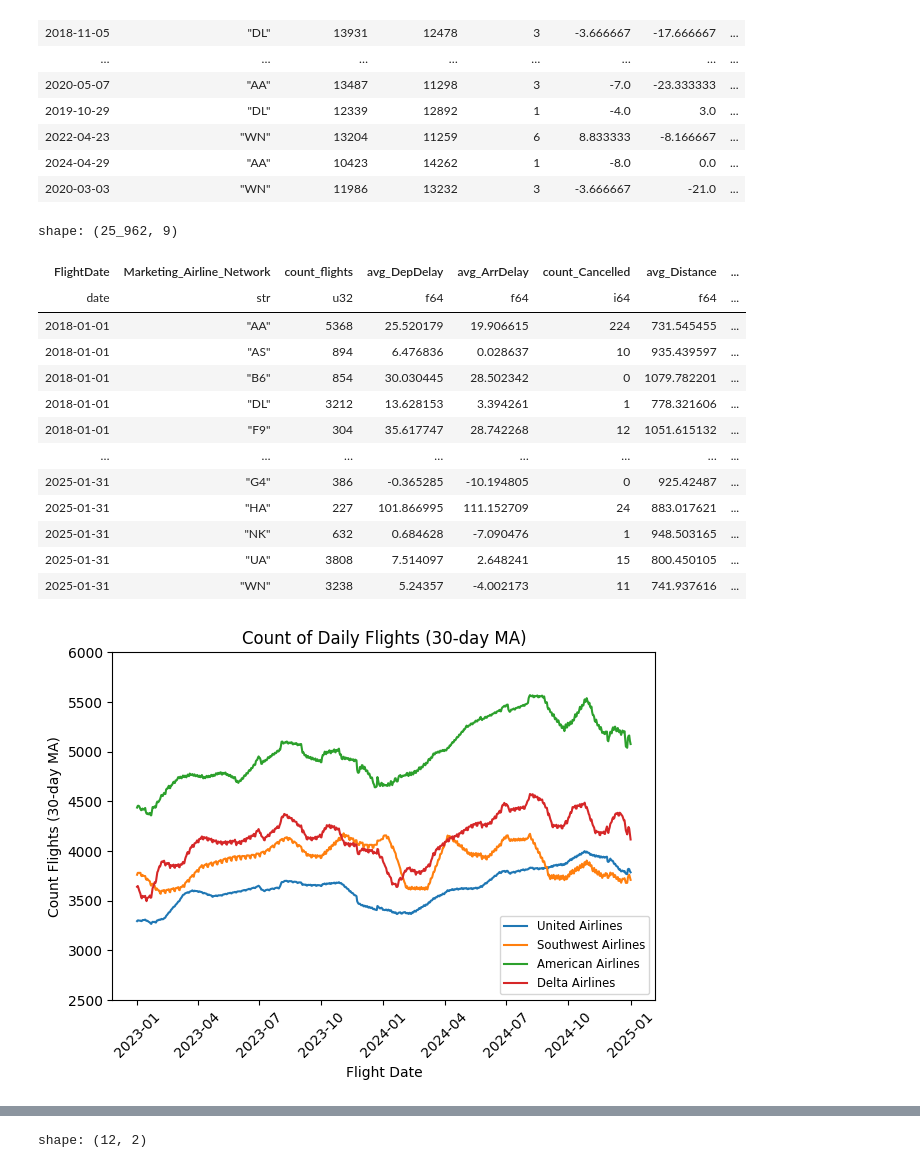
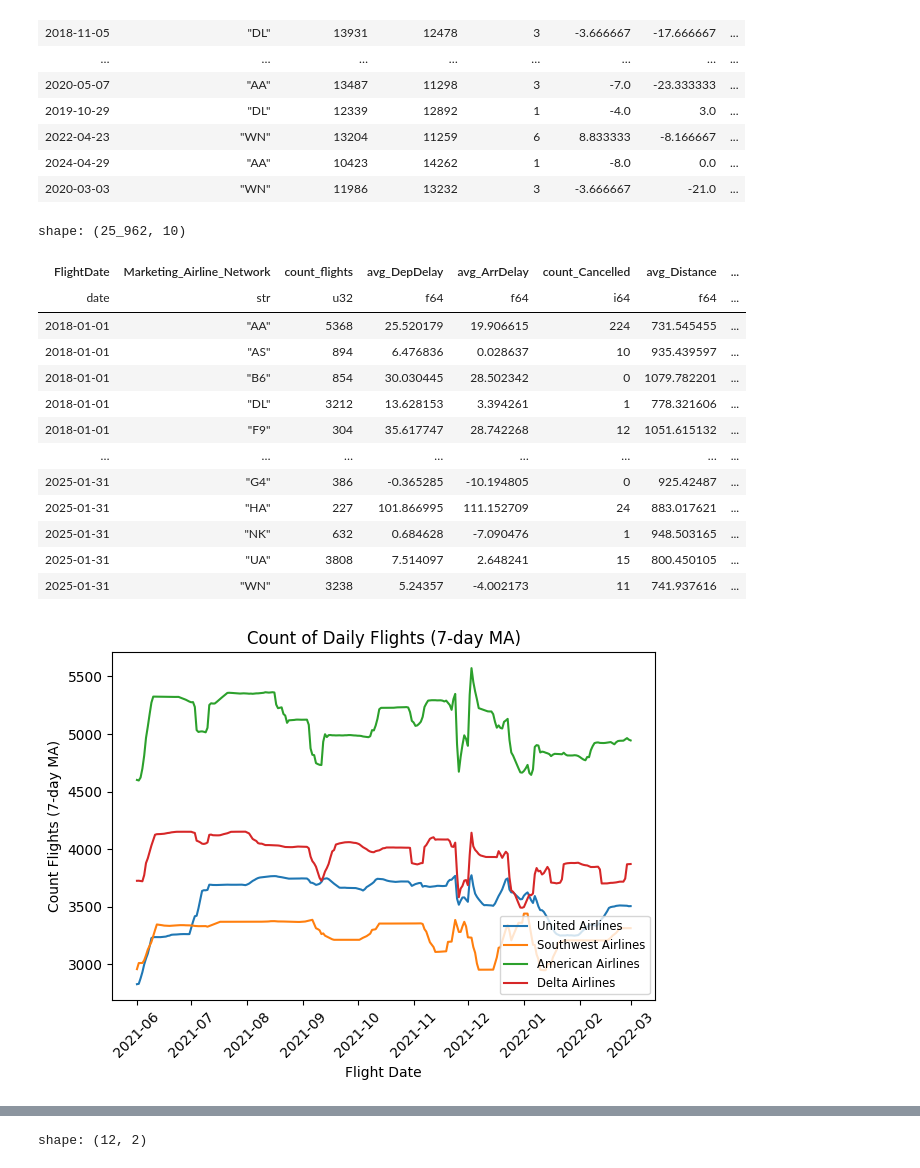
Before and after one commit to svanomm/sentiment-volume-forecasting, a Jupyter notebook: Scripts/01 Process Ontime Data.ipynb, the cells around one changed output, grey strips where cells are left out. Saved outputs shown, nothing was run; the diff lists cells and outputs as text; code cells hidden in the pictures.

```diff
--- a/Scripts/01 Process Ontime Data.ipynb
+++ b/Scripts/01 Process Ontime Data.ipynb
@@ -315,12 +315,13 @@ df_agg_airday = df_main.group_by(
     ).sort(by=['FlightDate', 'Marketing_Airline_Network'])
 
 df_agg_airday=df_agg_airday.with_columns(
-    count_flights_ma = pl.col("count_flights").rolling_mean(window_size=30).over("Marketing_Airline_Network")
+    count_flights_ma  = pl.col("count_flights").rolling_mean(window_size=30).over("Marketing_Airline_Network"),
+    count_flights_ma7 = pl.col("count_flights").rolling_mean(window_size=7).over("Marketing_Airline_Network")
 )
 
 df_agg_airday
 # %% [output]
-shape: (25_962, 9)
+shape: (25_962, 10)
 | FlightDate | Marketing_Airline_Network | count_flights | avg_DepDelay | avg_ArrDelay | count_Cancelled | avg_Distance | ... |
 | date | str | u32 | f64 | f64 | i64 | f64 | ... |
 | 2018-01-01 | "AA" | 5368 | 25.520179 | 19.906615 | 224 | 731.545455 | ... |
@@ -336,10 +337,10 @@ shape: (25_962, 9)
 | 2025-01-31 | "WN" | 3238 | 5.24357 | -4.002173 | 11 | 741.937616 | ... |
 # %%
 df_counts = df_agg_airday.select(
-    ['FlightDate', 'Marketing_Airline_Network', 'count_flights_ma']
+    ['FlightDate', 'Marketing_Airline_Network', 'count_flights_ma7']
 ).filter(
     pl.col('FlightDate').is_between(
-        datetime(2023, 1, 1), datetime(2025, 1, 1)
+        datetime(2021, 6, 1), datetime(2022, 3, 1)
     )
 )
 
@@ -347,19 +348,19 @@ df_counts = df_agg_airday.select(
 df_counts_wide = df_counts.pivot(
     index='FlightDate',
     columns='Marketing_Airline_Network',
-    values='count_flights_ma'
+    values='count_flights_ma7'
 ).fill_null(0).sort('FlightDate')
 # %%
 plt.plot(df_counts_wide['FlightDate'], df_counts_wide['UA'], label='United Airlines', marker='', linestyle='-')
 plt.plot(df_counts_wide['FlightDate'], df_counts_wide['WN'], label='Southwest Airlines', marker='', linestyle='-')
 plt.plot(df_counts_wide['FlightDate'], df_counts_wide['AA'], label='American Airlines', marker='', linestyle='-')
 plt.plot(df_counts_wide['FlightDate'], df_counts_wide['DL'], label='Delta Airlines', marker='', linestyle='-')
 plt.xlabel('Flight Date')
-plt.ylabel('Count Flights (30-day MA)')
-plt.ylim([2500, 6000])
-plt.title('Count of Daily Flights (30-day MA)')
+plt.ylabel('Count Flights (7-day MA)')
+#plt.ylim([2500, 6000])
+plt.title('Count of Daily Flights (7-day MA)')
 plt.legend(loc='lower right', fontsize='small')
 plt.xticks(rotation=45)
 plt.tight_layout()
 # %% [output]
-[figure, old version]
+[figure, new version]
```
Also changed, not shown: parts of 4 cells of this notebook, 1 other file.
